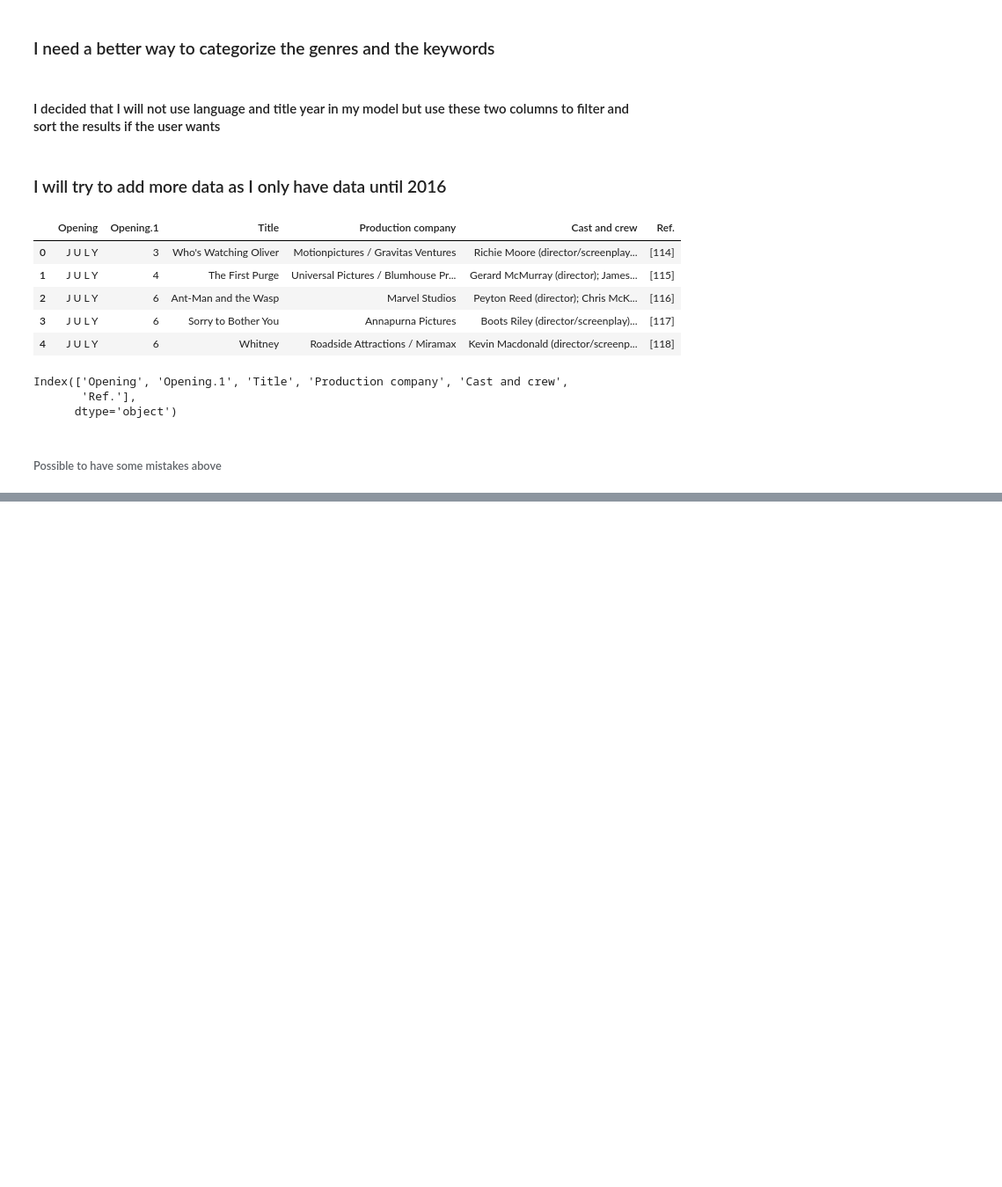
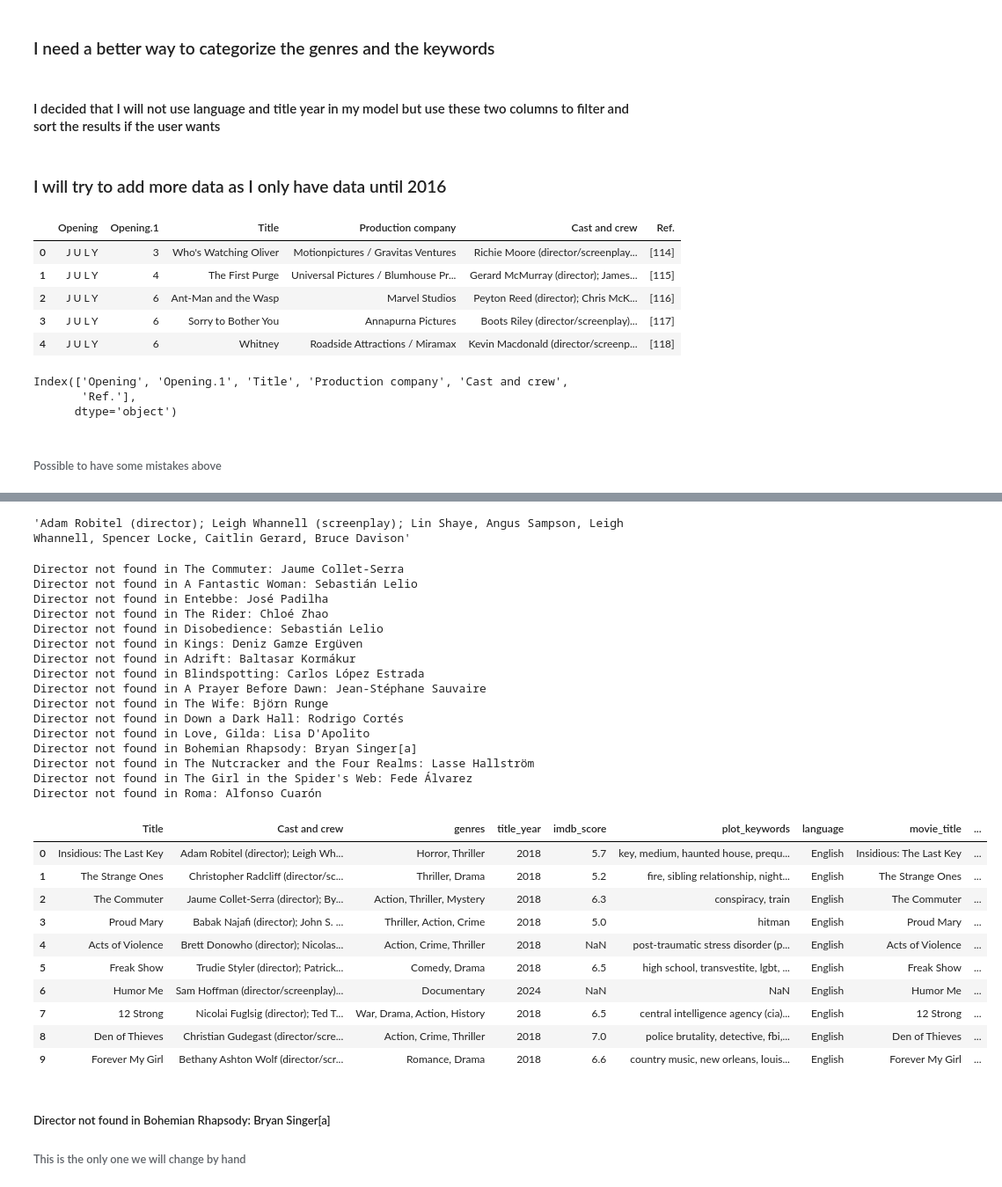
Before and after one commit to Mehm3tAk1f/Machine_Learning_Projects, a Jupyter notebook: recommendation-system/recommendation-system.ipynb, the cells around one changed output, grey strips where cells are left out. Shown: that part at 88% size. Cells and saved outputs as stored; diff of their text form; code cells hidden in the pictures; blank space fills up the shorter version.

```diff
--- a/recommendation-system/recommendation-system.ipynb
+++ b/recommendation-system/recommendation-system.ipynb
@@ -343,0 +401,65 @@ np.int64(15)
+# %%
+df['Cast and crew'][0]
+# %% [output]
+'Adam Robitel (director); Leigh Whannell (screenplay); Lin Shaye, Angus Sampson, Leigh Whannell, Spencer Locke, Caitlin Gerard, Bruce Davison'
+# %%
+def crew_and_cast(df):
+    director = actor1 = actor2 = actor3 = np.nan
+    cast = df['Cast and crew']
+    cast = cast.split('; ') # Now it's a list
+    director = cast[0]
+    actors = cast[-1]
+
+    # director can be in different formats, so we need to clean it up
+    director = director.split(' (')[0] if '(' in director else director
+    director = director.split(', ')[0] if ', ' in director else director
+
+    import re
+
+    if not re.fullmatch(r"[A-Za-z .]+", director):
+        print(f"Director not found in {df['movie_title']}: {director}")
+
+    # actors
+    actor1 = actors.split(', ')[0] if len(actors.split(', ')) > 0 else np.nan
+    actor2 = actors.split(', ')[1] if len(actors.split(', ')) > 1 else np.nan
+    actor3 = actors.split(', ')[2] if len(actors.split(', ')) > 2 else np.nan
+
+    df['director_name'] = director
+    df['actor_1_name'] = actor1
+    df['actor_2_name'] = actor2
+    df['actor_3_name'] = actor3
+
+    return df
+df = df.apply(crew_and_cast, axis=1)
+df.head(10)
+# %% [output]
+Director not found in The Commuter: Jaume Collet-Serra
+Director not found in A Fantastic Woman: Sebastián Lelio
+Director not found in Entebbe: José Padilha
+Director not found in The Rider: Chloé Zhao
+Director not found in Disobedience: Sebastián Lelio
+Director not found in Kings: Deniz Gamze Ergüven
+Director not found in Adrift: Baltasar Kormákur
+Director not found in Blindspotting: Carlos López Estrada
+Director not found in A Prayer Before Dawn: Jean-Stéphane Sauvaire
+Director not found in The Wife: Björn Runge
+Director not found in Down a Dark Hall: Rodrigo Cortés
+Director not found in Love, Gilda: Lisa D'Apolito
+Director not found in Bohemian Rhapsody: Bryan Singer[a]
+Director not found in The Nutcracker and the Four Realms: Lasse Hallström
+Director not found in The Girl in the Spider's Web: Fede Álvarez
+Director not found in Roma: Alfonso Cuarón
+|  | Title | Cast and crew | genres | title_year | imdb_score | plot_keywords | language | movie_title | ... |
+| 0 | Insidious: The Last Key | Adam Robitel (director); Leigh Wh... | Horror, Thriller | 2018 | 5.7 | key, medium, haunted house, prequ... | English | Insidious: The Last Key | ... |
+| 1 | The Strange Ones | Christopher Radcliff (director/sc... | Thriller, Drama | 2018 | 5.2 | fire, sibling relationship, night... | English | The Strange Ones | ... |
+| 2 | The Commuter | Jaume Collet-Serra (director); By... | Action, Thriller, Mystery | 2018 | 6.3 | conspiracy, train | English | The Commuter | ... |
+| 3 | Proud Mary | Babak Najafi (director); John S. ... | Thriller, Action, Crime | 2018 | 5.0 | hitman | English | Proud Mary | ... |
+| 4 | Acts of Violence | Brett Donowho (director); Nicolas... | Action, Crime, Thriller | 2018 | NaN | post-traumatic stress disorder (p... | English | Acts of Violence | ... |
+| 5 | Freak Show | Trudie Styler (director); Patrick... | Comedy, Drama | 2018 | 6.5 | high school, transvestite, lgbt, ... | English | Freak Show | ... |
+| 6 | Humor Me | Sam Hoffman (director/screenplay)... | Documentary | 2024 | NaN | NaN | English | Humor Me | ... |
+| 7 | 12 Strong | Nicolai Fuglsig (director); Ted T... | War, Drama, Action, History | 2018 | 6.5 | central intelligence agency (cia)... | English | 12 Strong | ... |
+| 8 | Den of Thieves | Christian Gudegast (director/scre... | Action, Crime, Thriller | 2018 | 7.0 | police brutality, detective, fbi,... | English | Den of Thieves | ... |
+| 9 | Forever My Girl | Bethany Ashton Wolf (director/scr... | Romance, Drama | 2018 | 6.6 | country music, new orleans, louis... | English | Forever My Girl | ... |
+# %% [markdown]
+##### Director not found in Bohemian Rhapsody: Bryan Singer[a]
+###### This is the only one we will change by hand
```
Also changed, not shown: parts of 18 cells of this notebook, 9 other files.
